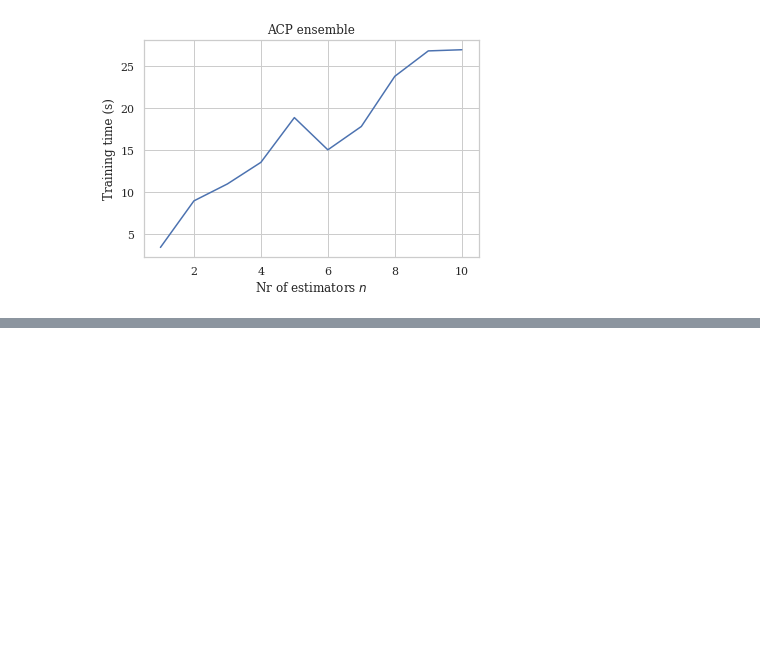
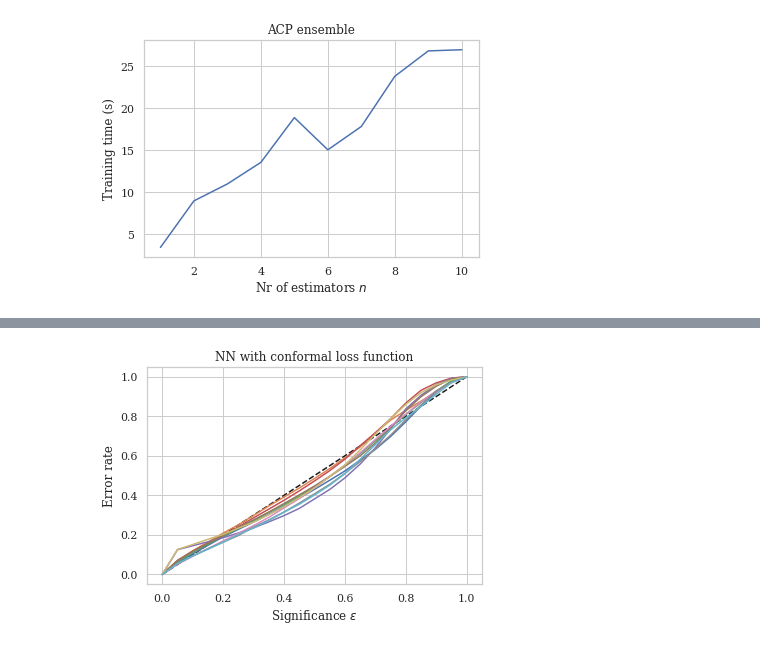
Before and after one commit to juliameister/dl-confident-loss-function, a Jupyter notebook: src/Paper results.ipynb, the cells around one changed output, grey strips where cells are left out. Saved outputs shown, nothing was run; the diff lists cells and outputs as text; code cells hidden in the pictures; blank space fills up the shorter version.

Commit message:
Added results for 10-class classification (digits 0-9)

```diff
--- a/src/Paper results.ipynb
+++ b/src/Paper results.ipynb
@@ -179,6 +174,8 @@ def conformal_loss(y_true, y_pred):
     global delta_huber
     global weight_var
     global weight_mean
+    global weight_positive
+    global weight_negative
 
     # label formatting
     y_onehot = tf.one_hot(tf.reshape(y_true, [-1]), depth=n_class)
@@ -200,7 +197,7 @@ def conformal_loss(y_true, y_pred):
     loss_true = weight_l2*loss_l2 + weight_huber*loss_huber + weight_mean*loss_mean + weight_var*loss_var
 
     # total loss
-    return loss_true + loss_false
+    return weight_positive*loss_true + weight_negative*loss_false
 # %%
 if IS_LOAD_RESULTS:  # load results used in paper
     df_ffnn = pickle.load(open("./pickles/FFNN_MNIST_results_df-paper.pickle", 'rb'))
@@ -210,6 +207,9 @@ else:  # generate results, identify optimal loss parameters with a gridsearch
         os.makedirs(SAVE_DIR)
     print("Results saving to: {}".format(SAVE_DIR))
 
+    weight_positive = 1
+    weight_negative = 1
+
     for weight_l2 in [0, 1, 2, 5]:
         for weight_huber in [0.125, 0.25, 1, 2]:
             for delta_huber in [0.125,0.5, 1]:
@@ -217,8 +217,8 @@ else:  # generate results, identify optimal loss parameters with a gridsearch
                     for weight_mean in [0.5, 1, 2, 5]:
                             model = FFNN(input_shape, n_class, loss=conformal_loss)
                             _, _ = test_loss_func(n_class, model, 'ffnn', X_train, y_train, X_test, y_test, batch_size, \
-                                                  "FFNN conformal loss l2-{} hw-{} hd-{} v-{} m-{}".format(weight_l2, \
-                                                  weight_huber, delta_huber, weight_var, weight_mean), SAVE_DIR)
+                                                  "FFNN conformal loss l2-{} hw-{} hd-{} v-{} m-{} p-{} n-{}".format(weight_l2, \
+                                                  weight_huber, delta_huber, weight_var, weight_mean, weight_positive, weight_negative), SAVE_DIR)
     df_ffnn = generate_results_df('FFNN', SAVE_DIR, y_test)
 # %% [markdown]
 The DataFrame columns are as follows:
@@ -690,0 +700,7 @@ plt.show()
+# %%
+X_train_10, y_train_10, X_test_10, y_test_10 = load_mnist()
+
+print("X_train:", X_train_10.shape, "y_train:", y_train_10.shape)
+
+unique, counts = np.unique(y_train_10, return_counts=True)
+print(np.asarray((unique, counts)).T)
@@ -690,0 +719,4 @@ plt.show()
+# %%
+# best performing loss function
+df_nn_10class = pickle.load(open("./pickles/FFNN_MNIST_results_df-10_class-paper.pickle", 'rb'))
+df_nn_10class
@@ -690,0 +735,21 @@ plt.show()
+# %%
+plt.figure()
+plt.plot([0, 1], [0, 1], 'k--')
+dists = list()
+
+for i in df_nn_10class.index:
+    filepath = df_nn_10class.loc[i].filepath
+
+    results = pickle.load(open(filepath, 'rb'))
+    err, _ = calc_error_rates(results['pvalues']['test'], y_test_10, eps=EPSILON)
+    dists.append(np.linalg.norm(EPSILON-err))
+
+    sns.lineplot(x=EPSILON, y=err)
+
+plt.xlabel("Significance $\epsilon$")
+plt.ylabel("Error rate")
+plt.title("NN with conformal loss function")
+
+plt.show()
+# %% [output]
+[figure, added]
```
Also changed, not shown: parts of 10 cells of this notebook, 11 other files.
